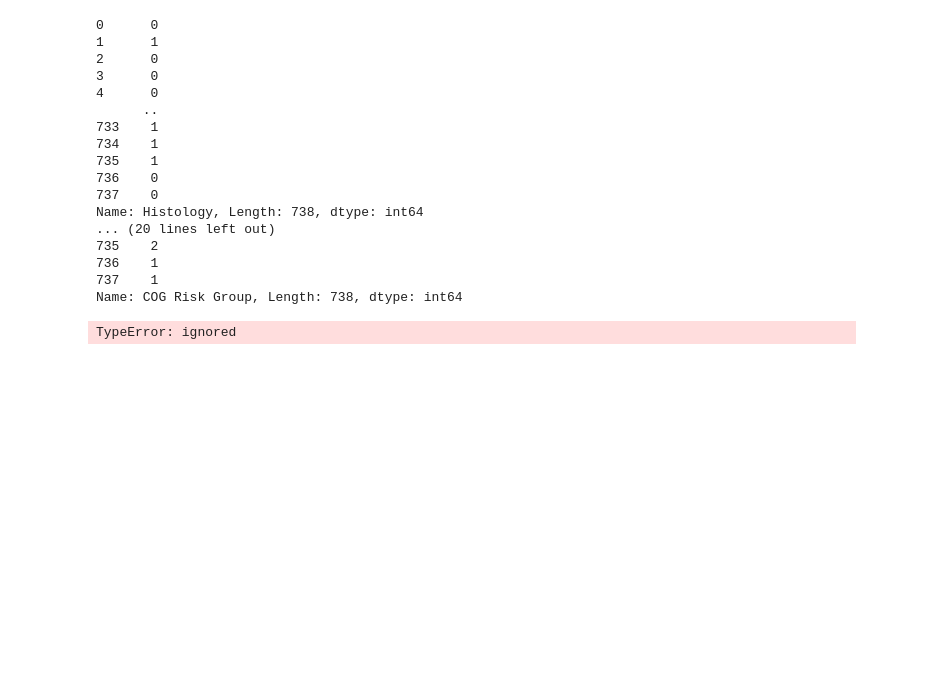
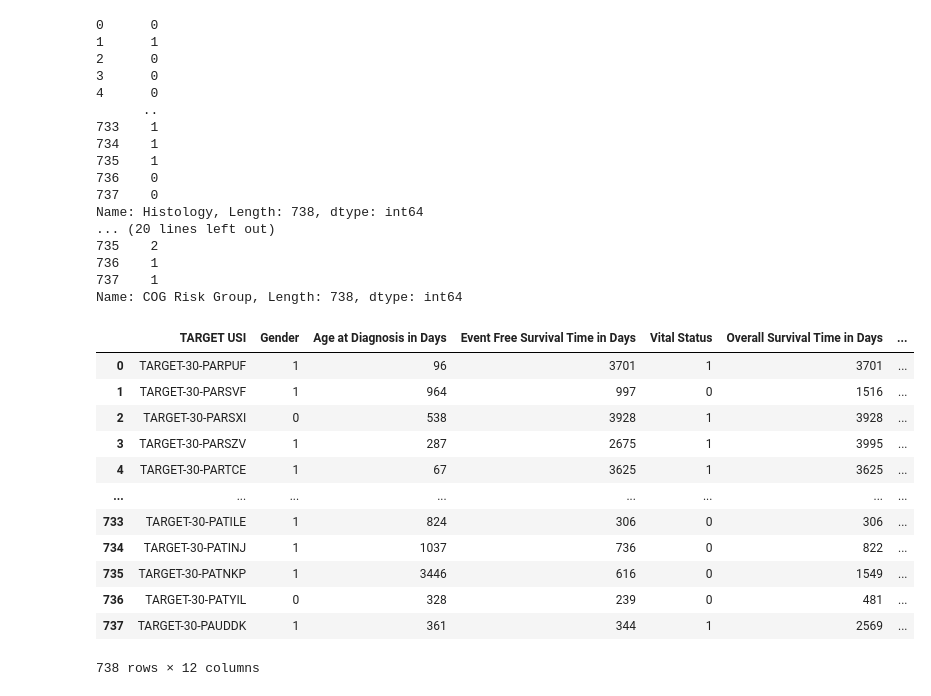
Before and after one commit to MuhammadAshiqAmeer/Federated_learning_experiments_with_Intel-openfl, a Jupyter notebook: neuroblastoma.ipynb, the cells around one changed output. Drawn from its saved outputs; the diff is of its cells as text; code cells hidden in the pictures; blank space fills up the shorter version.

```diff
--- a/neuroblastoma.ipynb
+++ b/neuroblastoma.ipynb
@@ -156,9 +156,19 @@ Name: Histology, Length: 738, dtype: int64
 736    1
 737    1
 Name: COG Risk Group, Length: 738, dtype: int64
-# %%
-from sklearn.preprocessing import StandardScaler
-
-df["Age at Diagnosis in Days"]=StandardScaler.fit_transform(df["Age at Diagnosis in Days"])
-# %% [output]
-TypeError: ignored
+# %%
+df
+# %% [output]
+|  | TARGET USI | Gender | Age at Diagnosis in Days | Event Free Survival Time in Days | Vital Status | Overall Survival Time in Days | ... |
+| 0 | TARGET-30-PARPUF | 1 | 96 | 3701 | 1 | 3701 | ... |
+| 1 | TARGET-30-PARSVF | 1 | 964 | 997 | 0 | 1516 | ... |
+| 2 | TARGET-30-PARSXI | 0 | 538 | 3928 | 1 | 3928 | ... |
+| 3 | TARGET-30-PARSZV | 1 | 287 | 2675 | 1 | 3995 | ... |
+| 4 | TARGET-30-PARTCE | 1 | 67 | 3625 | 1 | 3625 | ... |
+| ... | ... | ... | ... | ... | ... | ... | ... |
+| 733 | TARGET-30-PATILE | 1 | 824 | 306 | 0 | 306 | ... |
+| 734 | TARGET-30-PATINJ | 1 | 1037 | 736 | 0 | 822 | ... |
+| 735 | TARGET-30-PATNKP | 1 | 3446 | 616 | 0 | 1549 | ... |
+| 736 | TARGET-30-PATYIL | 0 | 328 | 239 | 0 | 481 | ... |
+| 737 | TARGET-30-PAUDDK | 1 | 361 | 344 | 1 | 2569 | ... |
+738 rows × 12 columns
```
Also changed, not shown: parts of 15 cells of this notebook.
